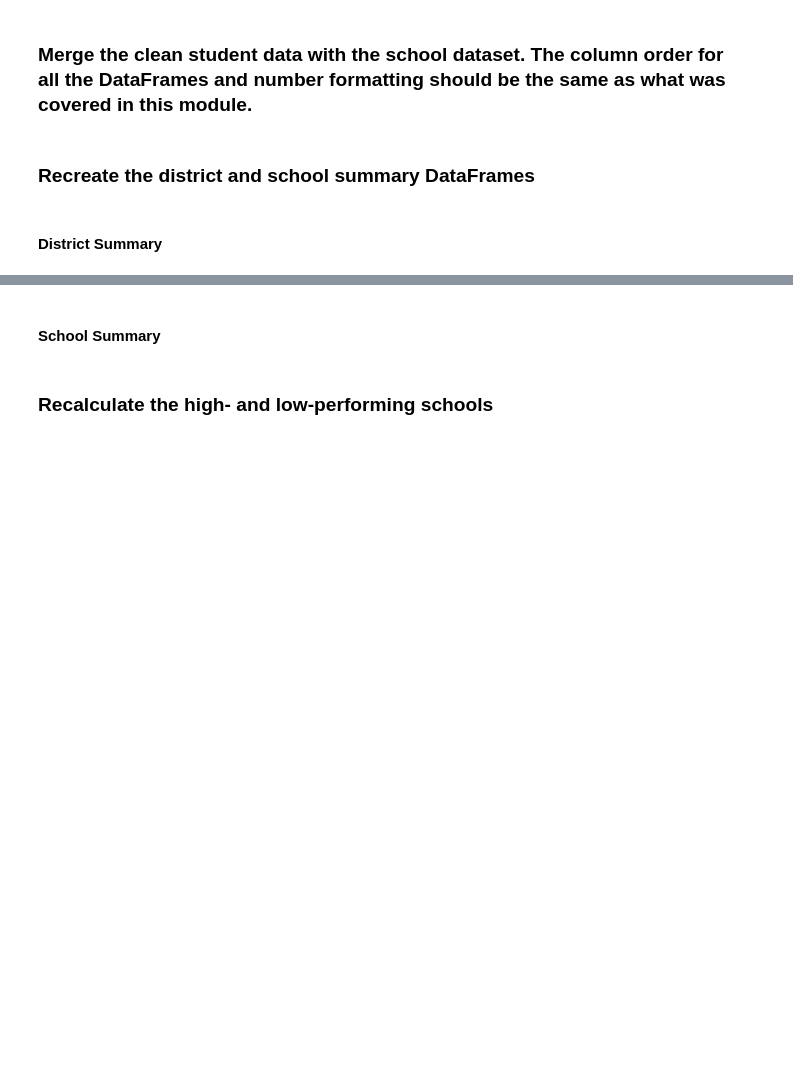
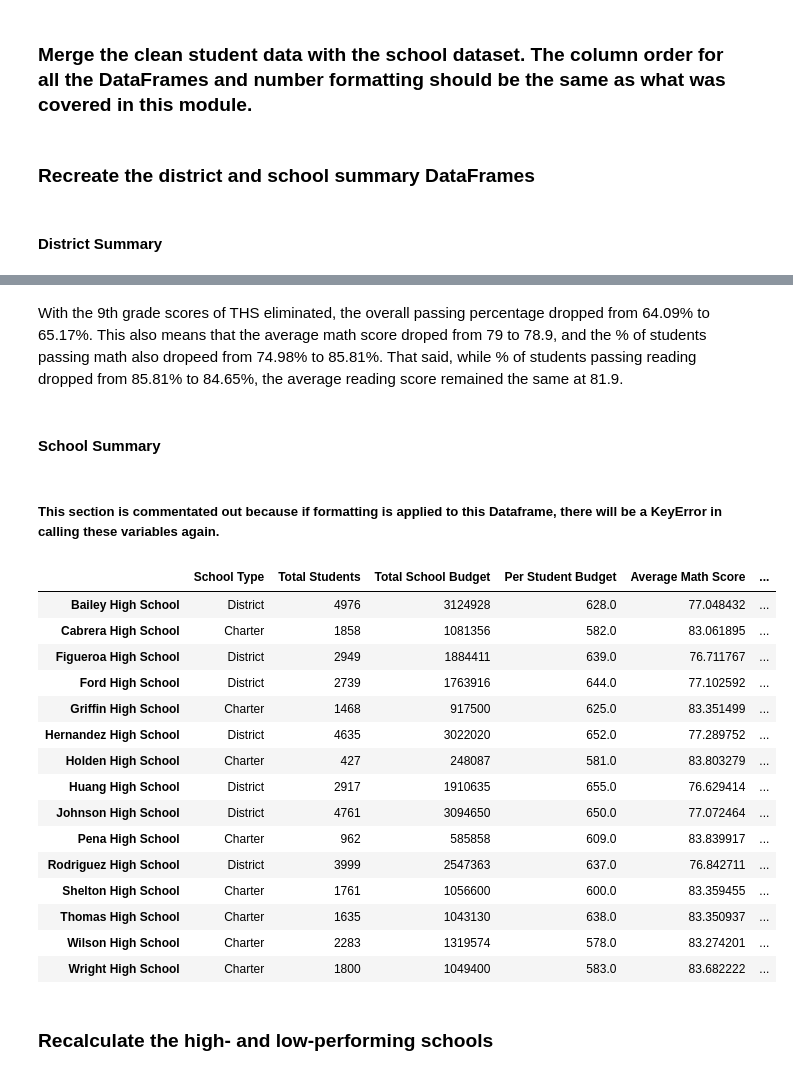
Before and after one commit to shaunwang1350/M4_School_District_Analysis, a Jupyter notebook: PyCitySchools_Challenge.ipynb, the cells around one changed output, grey strips where cells are left out. Cells and saved outputs as stored; diff of their text form; code cells hidden in the pictures; blank space fills up the shorter version.

```diff
--- a/PyCitySchools_Challenge.ipynb
+++ b/PyCitySchools_Challenge.ipynb
@@ -30,4 +88,70 @@ for word in prefixes_suffixes:
+# %% [markdown]
+With the 9th grade scores of THS eliminated, the overall passing percentage dropped from 64.09% to 65.17%. This also means that the average math score droped from 79 to 78.9, and the % of students passing math also dropeed from 74.98% to 85.81%. That said, while % of students passing reading dropped from 85.81% to 84.65%, the average reading score remained the same at 81.9.
 # %% [markdown]
 #### School Summary
+# %%
+per_school_types = school_data_df.set_index(["school_name"])["type"]
+per_school_budget = school_data_df.set_index(["school_name"])["budget"]
+per_school_counts = school_data_complete_df["school_name"].value_counts()
+per_school_averages = school_data_complete_df.groupby(["school_name"]).mean()
+
+per_school_math_average = school_data_complete_df.groupby(["school_name"]).mean()["math_score"]
+per_school_reading_average = school_data_complete_df.groupby(["school_name"]).mean()["reading_score"]
+
+per_school_capita = per_school_budget / per_school_counts
+per_school_types_df = pd.DataFrame(per_school_types)
+
+per_school_passing_math = school_data_complete_df[(school_data_complete_df["math_score"] >= 70)]
+per_school_passing_reading = school_data_complete_df[(school_data_complete_df["reading_score"] >= 70)]
+
+per_school_passing_math_count = per_school_passing_math.groupby(["school_name"]).count()["student_name"]
+per_school_passing_reading_count = per_school_passing_reading.groupby(["school_name"]).count()["student_name"]
+
+per_school_passing_math_per = per_school_passing_math_count / per_school_counts * 100
+per_school_passing_reading_per = per_school_passing_reading_count / per_school_counts* 100
+
+per_passing_math_reading = school_data_complete_df[(school_data_complete_df["math_score"] >= 70) & (school_data_complete_df["reading_score"] >= 70)]
+per_passing_math_reading_count = per_passing_math_reading.groupby(["school_name"]).count()["student_name"]
+per_overall_passing_percentage = per_passing_math_reading_count / per_school_counts * 100
+
+per_school_summary_df = pd.DataFrame({
+             "School Type": per_school_types,
+             "Total Students": per_school_counts,
+             "Total School Budget": per_school_budget,
+             "Per Student Budget": per_school_capita,
+             "Average Math Score": per_school_math_average,
+           "Average Reading Score": per_school_reading_average,
+           "% Passing Math": per_school_passing_math_per,
+           "% Passing Reading": per_school_passing_reading_per,
+           "% Overall Passing": per_overall_passing_percentage})
+# %% [markdown]
+##### This section is commentated out because if formatting is applied to this Dataframe, there will be a KeyError in calling these variables again.
+# %%
+# per_school_summary_df["Total Students"] = per_school_summary_df["Total Students"].map("{:,}".format)
+# per_school_summary_df["Total Budget"] = per_school_summary_df["Total School Budget"].map("${:,.2f}".format)
+# per_school_summary_df["Average Reading Score"] = per_school_summary_df["Average Reading Score"].map("{:.1f}".format)
+# per_school_summary_df["Average Math Score"] = per_school_summary_df["Average Math Score"].map("{:.1f}".format)
+# per_school_summary_df["% Passing Reading"] = per_school_summary_df["% Passing Reading"].map("{:.2f}%".format)
+# per_school_summary_df["% Passing Math"] = per_school_summary_df["% Passing Math"].map("{:.2f}%".format)
+# per_school_summary_df["% Overall Passing"] = per_school_summary_df["% Overall Passing"].map("{:.2f}%".format)
+
+per_school_summary_df
+# %% [output]
+|  | School Type | Total Students | Total School Budget | Per Student Budget | Average Math Score | ... |
+| Bailey High School | District | 4976 | 3124928 | 628.0 | 77.048432 | ... |
+| Cabrera High School | Charter | 1858 | 1081356 | 582.0 | 83.061895 | ... |
+| Figueroa High School | District | 2949 | 1884411 | 639.0 | 76.711767 | ... |
+| Ford High School | District | 2739 | 1763916 | 644.0 | 77.102592 | ... |
+| Griffin High School | Charter | 1468 | 917500 | 625.0 | 83.351499 | ... |
+| Hernandez High School | District | 4635 | 3022020 | 652.0 | 77.289752 | ... |
+| Holden High School | Charter | 427 | 248087 | 581.0 | 83.803279 | ... |
+| Huang High School | District | 2917 | 1910635 | 655.0 | 76.629414 | ... |
+| Johnson High School | District | 4761 | 3094650 | 650.0 | 77.072464 | ... |
+| Pena High School | Charter | 962 | 585858 | 609.0 | 83.839917 | ... |
+| Rodriguez High School | District | 3999 | 2547363 | 637.0 | 76.842711 | ... |
+| Shelton High School | Charter | 1761 | 1056600 | 600.0 | 83.359455 | ... |
+| Thomas High School | Charter | 1635 | 1043130 | 638.0 | 83.350937 | ... |
+| Wilson High School | Charter | 2283 | 1319574 | 578.0 | 83.274201 | ... |
+| Wright High School | Charter | 1800 | 1049400 | 583.0 | 83.682222 | ... |
 # %% [markdown]
 ### Recalculate the high- and low-performing schools
```
Also changed, not shown: parts of 15 cells of this notebook.
